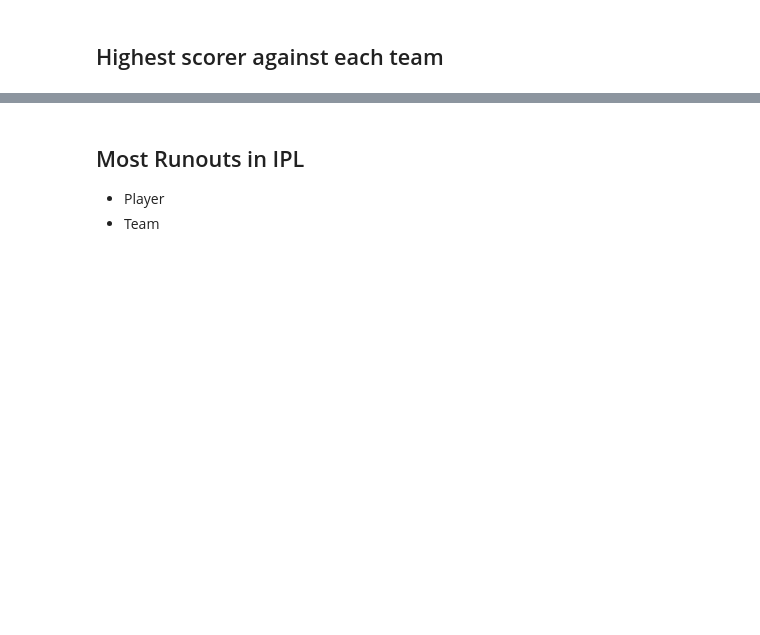
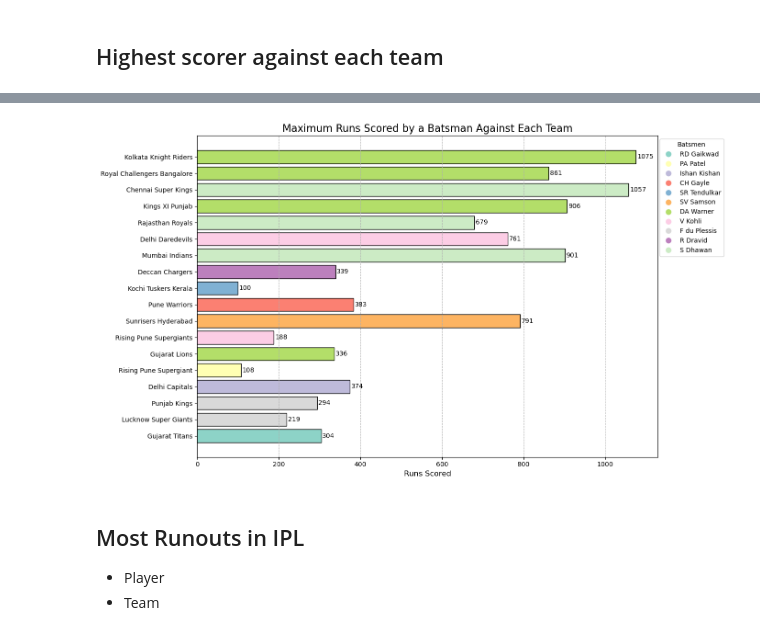
Before and after one commit to code-with-aneesh/IPL_Analysis, a Jupyter notebook: delivery_analysis.ipynb, the cells around one changed output, grey strips where cells are left out. Saved outputs shown, nothing was run; the diff lists cells and outputs as text; code cells hidden in the pictures; blank space fills up the shorter version.

```diff
--- a/delivery_analysis.ipynb
+++ b/delivery_analysis.ipynb
@@ -321,3 +181,77 @@ plt.show()
+# %%
+import pandas as pd
+import matplotlib.pyplot as plt
+import seaborn as sns
+
+uniq_batters = df["batter"].unique()
+uniq_teams = df["batting_team"].unique()
+
+runs_matrix = pd.pivot_table(
+    df, values="batsman_runs", index="batter", columns="bowling_team", aggfunc="sum"
+)
+
+runs_matrix = runs_matrix.fillna(0)
+
+runs_matrix = runs_matrix.reindex(columns=uniq_teams)
+
+teams = []
+max_runs_batsmen = []
+max_runs_values = []
+
+for team in runs_matrix.columns:
+    max_runs_batsman = runs_matrix.loc[runs_matrix[team].idxmax()].name
+    max_runs = runs_matrix.loc[runs_matrix[team].idxmax()][team]
+
+    teams.append(team)
+    max_runs_batsmen.append(max_runs_batsman)
+    max_runs_values.append(max_runs)
+
+unique_batsmen = list(set(max_runs_batsmen))
+palette = sns.color_palette("Set3", len(unique_batsmen))
+batsman_colors = {batsman: palette[i] for i, batsman in enumerate(unique_batsmen)}
+
+plt.figure(figsize=(14, 8))
+colors = [batsman_colors[batsman] for batsman in max_runs_batsmen]
+bars = plt.barh(teams, max_runs_values, color=colors, edgecolor="black")
+
+for bar in bars:
+    plt.text(
+        bar.get_width() + 3,
+        bar.get_y() + bar.get_height() / 2,
+        f"{int(bar.get_width())}",
+        va="center",
+        ha="left",
+        fontsize=10,
+        color="black",
+    )
+
+handles = [
+    plt.Line2D(
+        [0],
+        [0],
+        marker="o",
+        color="w",
+        markerfacecolor=batsman_colors[batsman],
+        markersize=10,
+        label=batsman,
+    )
+    for batsman in unique_batsmen
+]
+plt.legend(
+    handles=handles, title="Batsmen", loc="upper right", bbox_to_anchor=(1.15, 1)
+)
+
+plt.xlabel("Runs Scored", fontsize=12)
+plt.title("Maximum Runs Scored by a Batsman Against Each Team", fontsize=16)
+plt.gca().invert_yaxis()
+plt.grid(axis="x", linestyle="--", alpha=0.7)
+plt.xticks(fontsize=10)
+plt.yticks(fontsize=10)
+plt.tight_layout()
+
+plt.show()
+# %% [output]
+[figure, added]
 # %% [markdown]
 ## Most Runouts in IPL
 - Player
```
Also changed, not shown: parts of 10 cells of this notebook, 3 other files.
